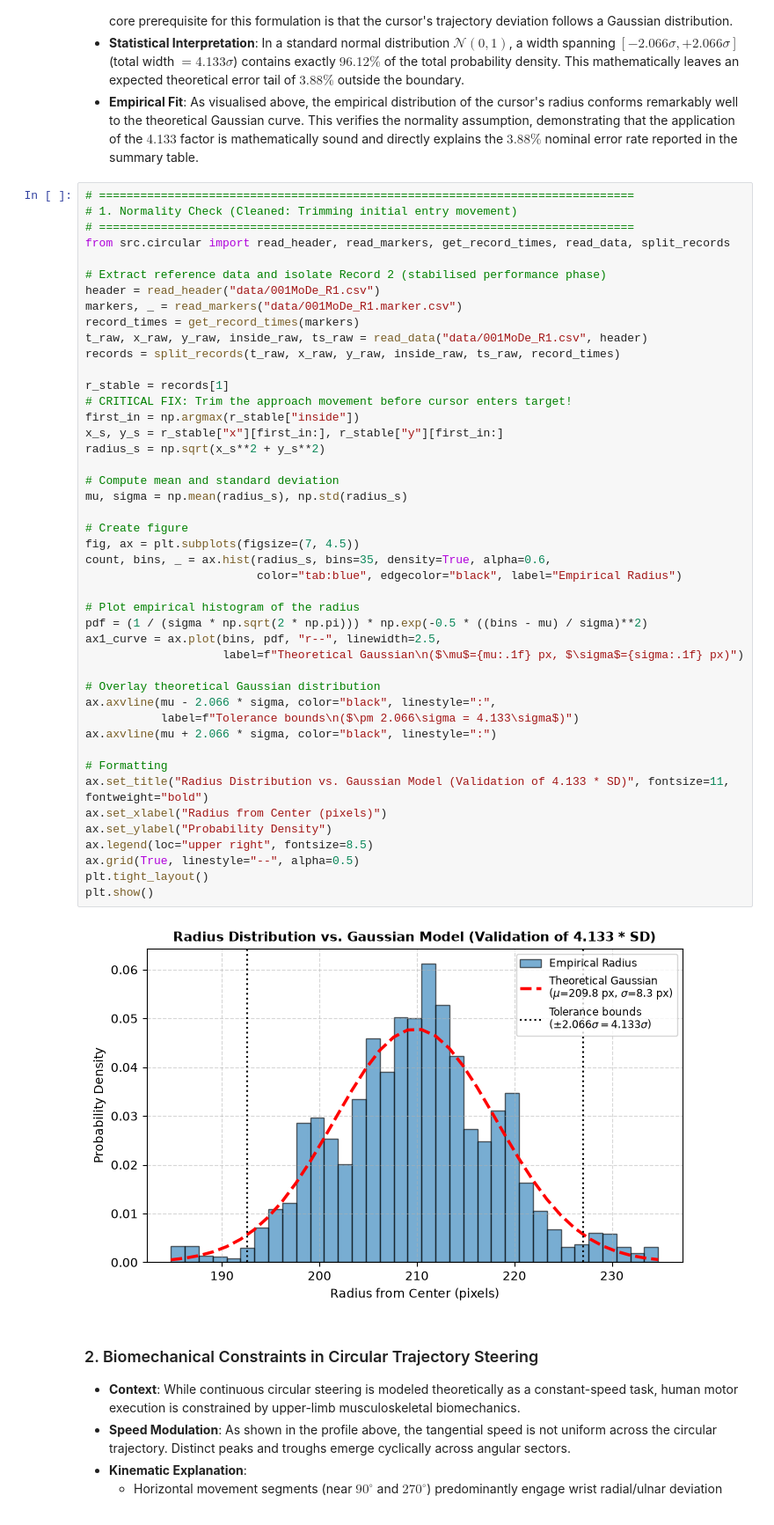
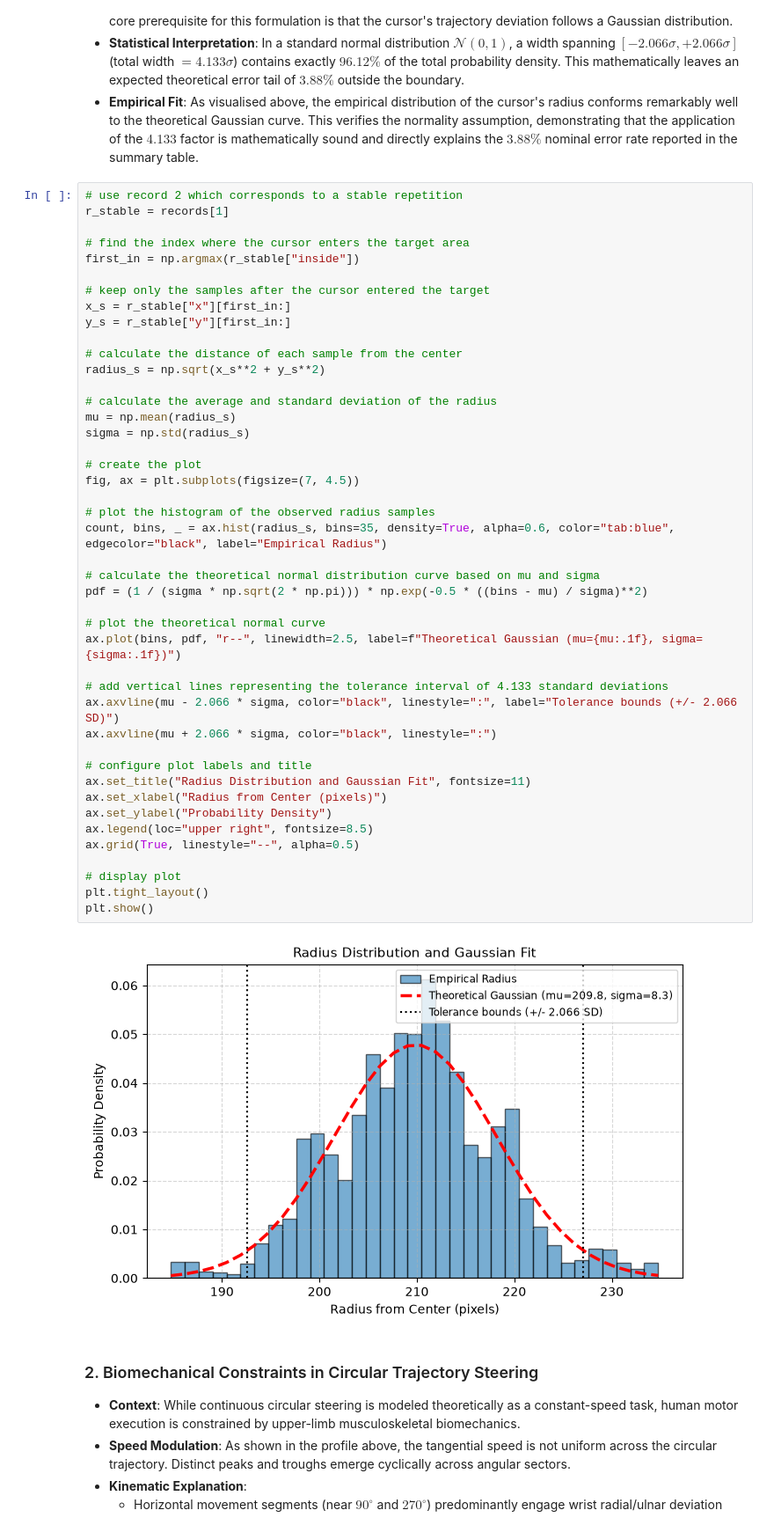
Before and after one commit to ValentinBAL-student/Circular-task, a Jupyter notebook: Comparative_analysis.ipynb, the cells around one changed output. Shown at 88% size. Saved outputs shown, nothing was run; the diff lists cells and outputs as text.

Commit message:
Clarify analysis notebook plots
Rewrite analysis-cell comments and simplify plot labels while refreshing notebook execution counts and outputs.

```diff
--- a/Comparative_analysis.ipynb
+++ b/Comparative_analysis.ipynb
@@ -145,52 +145,51 @@ difficulty (index of difficulty 28.0 vs 35.9).
 - **Statistical Interpretation**: In a standard normal distribution $\mathcal{N}(0, 1)$, a width spanning $[-2.066\sigma, +2.066\sigma]$ (total width $= 4.133\sigma$) contains exactly $96.12\%$ of the total probability density. This mathematically leaves an expected theoretical error tail of $3.88\%$ outside the boundary.
 - **Empirical Fit**: As visualised above, the empirical distribution of the cursor's radius conforms remarkably well to the theoretical Gaussian curve. This verifies the normality assumption, demonstrating that the application of the $4.133$ factor is mathematically sound and directly explains the $3.88\%$ nominal error rate reported in the summary table.
 # %%
-# ==============================================================================
-# 1. Normality Check (Cleaned: Trimming initial entry movement)
-# ==============================================================================
-from src.circular import read_header, read_markers, get_record_times, read_data, split_records
+# use record 2 which corresponds to a stable repetition
+r_stable = records[1]
 
-# Extract reference data and isolate Record 2 (stabilised performance phase)
-header = read_header("data/001MoDe_R1.csv")
-markers, _ = read_markers("data/001MoDe_R1.marker.csv")
-record_times = get_record_times(markers)
-t_raw, x_raw, y_raw, inside_raw, ts_raw = read_data("data/001MoDe_R1.csv", header)
-records = split_records(t_raw, x_raw, y_raw, inside_raw, ts_raw, record_times)
+# find the index where the cursor enters the target area
+first_in = np.argmax(r_stable["inside"])
 
-r_stable = records[1]
-# CRITICAL FIX: Trim the approach movement before cursor enters target!
-first_in = np.argmax(r_stable["inside"])
-x_s, y_s = r_stable["x"][first_in:], r_stable["y"][first_in:]
+# keep only the samples after the cursor entered the target
+x_s = r_stable["x"][first_in:]
+y_s = r_stable["y"][first_in:]
+
+# calculate the distance of each sample from the center
 radius_s = np.sqrt(x_s**2 + y_s**2)
 
-# Compute mean and standard deviation
-mu, sigma = np.mean(radius_s), np.std(radius_s)
+# calculate the average and standard deviation of the radius
+mu = np.mean(radius_s)
+sigma = np.std(radius_s)
 
-# Create figure
+# create the plot
 fig, ax = plt.subplots(figsize=(7, 4.5))
-count, bins, _ = ax.hist(radius_s, bins=35, density=True, alpha=0.6,
-                         color="tab:blue", edgecolor="black", label="Empirical Radius")
 
-# Plot empirical histogram of the radius
+# plot the histogram of the observed radius samples
+count, bins, _ = ax.hist(radius_s, bins=35, density=True, alpha=0.6, color="tab:blue", edgecolor="black", label="Empirical Radius")
+
+# calculate the theoretical normal distribution curve based on mu and sigma
 pdf = (1 / (sigma * np.sqrt(2 * np.pi))) * np.exp(-0.5 * ((bins - mu) / sigma)**2)
-ax1_curve = ax.plot(bins, pdf, "r--", linewidth=2.5,
-                    label=f"Theoretical Gaussian\n($\mu$={mu:.1f} px, $\sigma$={sigma:.1f} px)")
 
-# Overlay theoretical Gaussian distribution
-ax.axvline(mu - 2.066 * sigma, color="black", linestyle=":",
-           label=f"Tolerance bounds\n($\pm 2.066\sigma = 4.133\sigma$)")
+# plot the theoretical normal curve
+ax.plot(bins, pdf, "r--", linewidth=2.5, label=f"Theoretical Gaussian (mu={mu:.1f}, sigma={sigma:.1f})")
+
+# add vertical lines representing the tolerance interval of 4.133 standard deviations
+ax.axvline(mu - 2.066 * sigma, color="black", linestyle=":", label="Tolerance bounds (+/- 2.066 SD)")
 ax.axvline(mu + 2.066 * sigma, color="black", linestyle=":")
 
-# Formatting
-ax.set_title("Radius Distribution vs. Gaussian Model (Validation of 4.133 * SD)", fontsize=11, fontweight="bold")
+# configure plot labels and title
+ax.set_title("Radius Distribution and Gaussian Fit", fontsize=11)
 ax.set_xlabel("Radius from Center (pixels)")
 ax.set_ylabel("Probability Density")
 ax.legend(loc="upper right", fontsize=8.5)
 ax.grid(True, linestyle="--", alpha=0.5)
+
+# display plot
 plt.tight_layout()
 plt.show()
 # %% [output]
-[figure, old version]
+[figure, new version]
 # %% [markdown]
 ### 2. Biomechanical Constraints in Circular Trajectory Steering
 - **Context**: While continuous circular steering is modeled theoretically as a constant-speed task, human motor execution is constrained by upper-limb musculoskeletal biomechanics.
```
Also changed, not shown: parts of 1 cell of this notebook.
